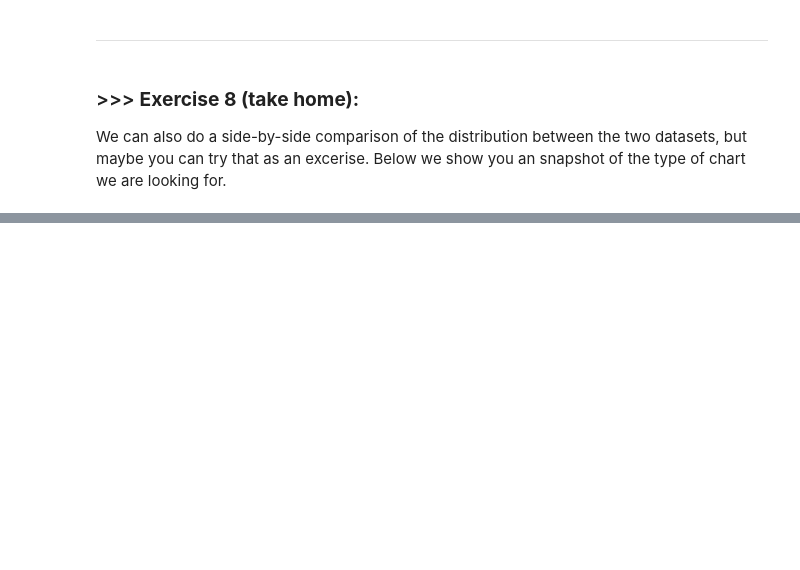
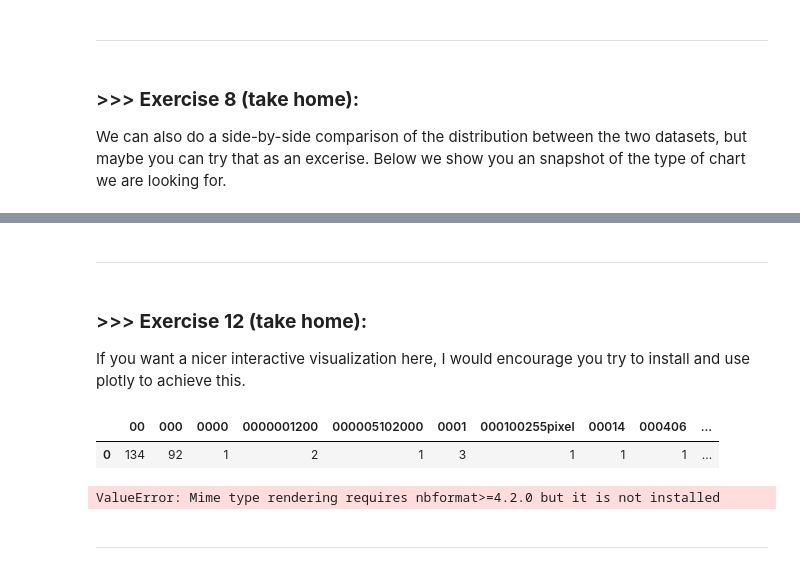
Before and after one commit to Big-problem/DM2024-Lab1-Homework, a Jupyter notebook: DM2024-Lab1-Homework.ipynb, the cells around one changed output, grey strips where cells are left out. Saved outputs shown, nothing was run; the diff lists cells and outputs as text; code cells hidden in the pictures; blank space fills up the shorter version.

```diff
--- a/DM2024-Lab1-Homework.ipynb
+++ b/DM2024-Lab1-Homework.ipynb
@@ -162,0 +241,21 @@ plt.show()
+# %% [markdown]
+----
+# %% [markdown]
+### >>> **Exercise 12 (take home):**
+If you want a nicer interactive visualization here, I would encourage you try to install and use plotly to achieve this.
+# %%
+l = np.asarray(X_counts[:, :20].sum(axis=0))[0]
+x = [i for i in count_vect.get_feature_names_out()[:20]]
+
+df = pd.DataFrame(l, x).T
+df
+# %% [output]
+|  | 00 | 000 | 0000 | 0000001200 | 000005102000 | 0001 | 000100255pixel | 00014 | 000406 | ... |
+| 0 | 134 | 92 | 1 | 2 | 1 | 3 | 1 | 1 | 1 | ... |
+# %%
+fig = px.histogram(df)
+fig.show()
+# %% [output]
+ValueError: Mime type rendering requires nbformat>=4.2.0 but it is not installed
+# %% [markdown]
+---
```
Also changed, not shown: parts of 19 cells of this notebook.
